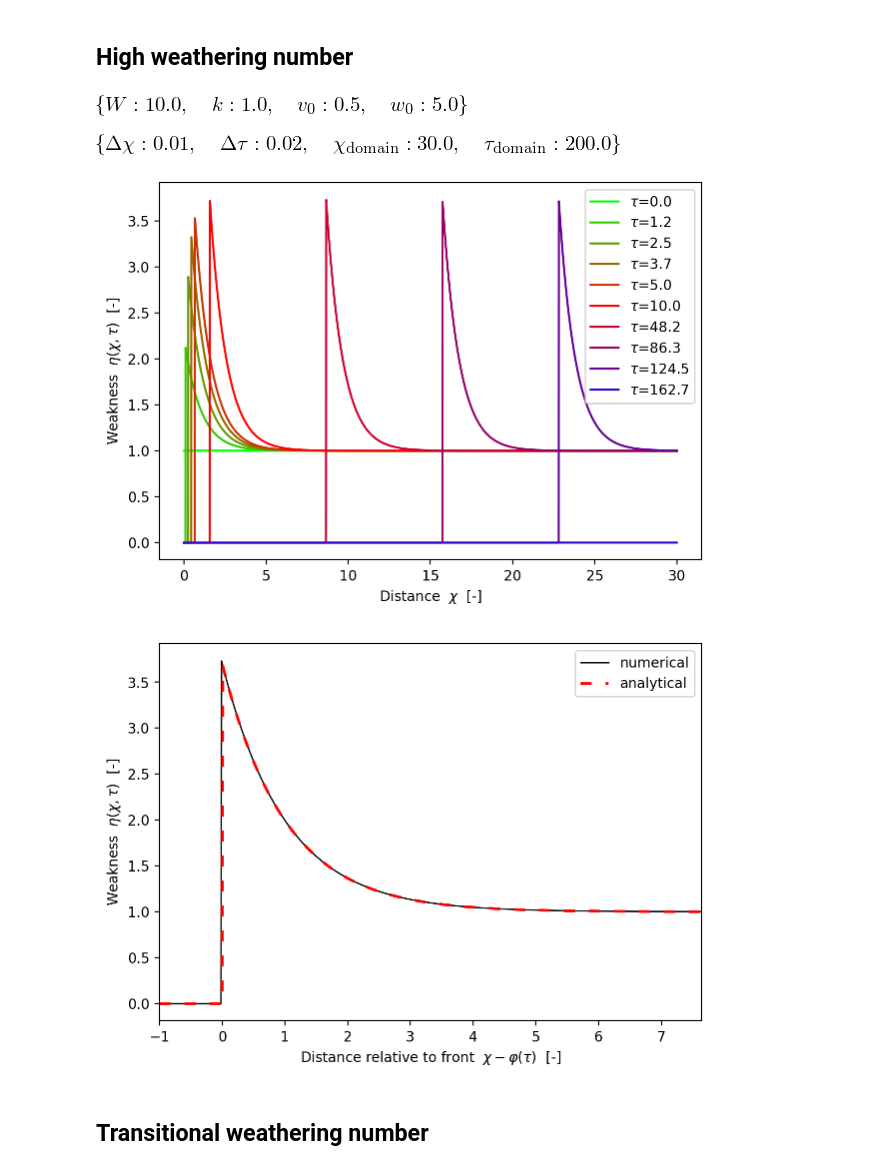
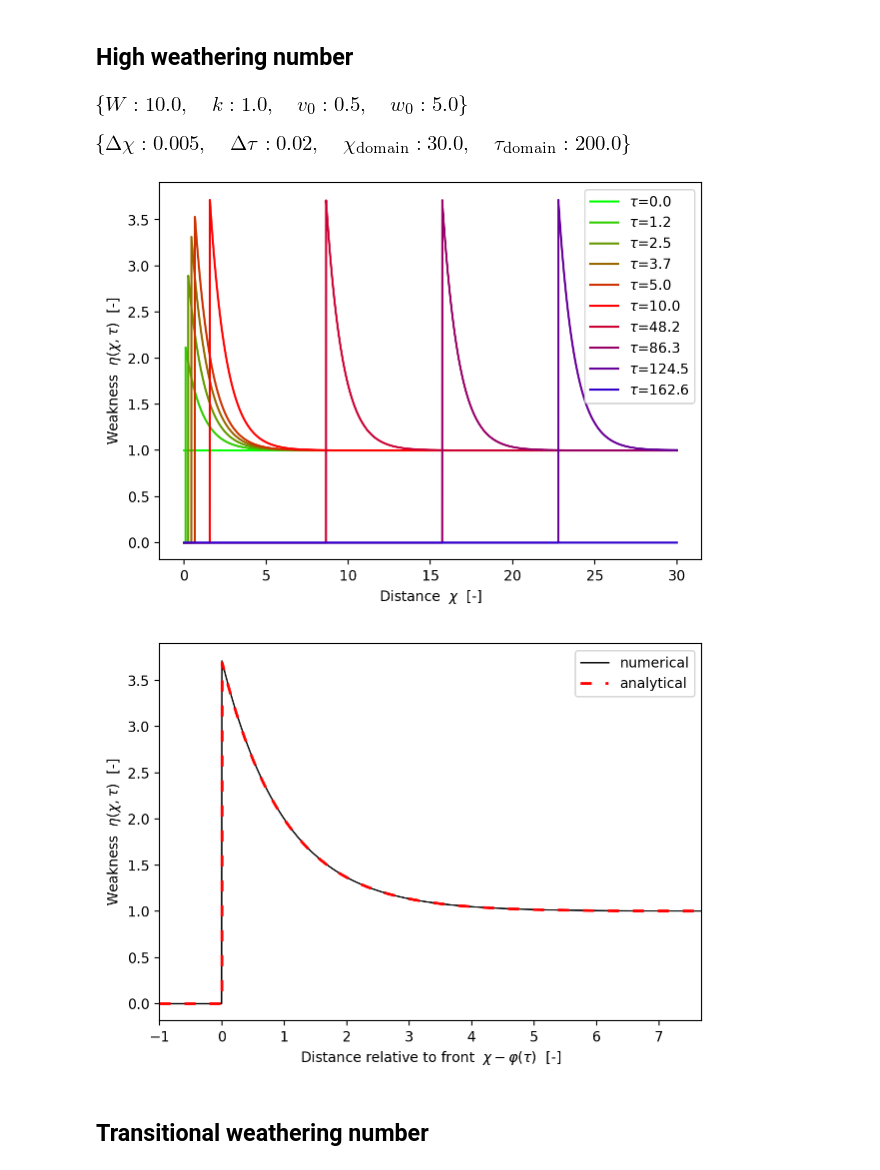
Before and after one commit to cstarkjp/BedrockRiver, a Jupyter notebook: WeatheringMediated.ipynb, the cells around one changed output. Saved outputs shown, nothing was run; the diff lists cells and outputs as text; code cells hidden in the pictures.

Commit message:
Plotting tweak again

```diff
--- a/WeatheringMediated.ipynb
+++ b/WeatheringMediated.ipynb
@@ -441,32 +441,32 @@ def export_plots(results_dir):
 # %%
 pdict = {
     w_0: np.float64(5.0),
     v_0: np.float64(0.5),
     k:   np.float64(1)
 }
 ndict = {
     chi_domain_size: 30.0,
     tau_domain_size: 200.0,
-    Delta_chi      : 0.01,
+    Delta_chi      : 0.005,
     Delta_tau      : 0.02
 }
 ew_highW = ErosionWeathering(pdict,ndict)
 ew_highW.pdict
 ew_highW.ndict
 ew_highW.solve()
 # %% [output]
 [figure]
-[figure, old version]
+[figure, new version]
 # %%
 fig_evolution_highW = create_figure('highW_evolution')
 plot_evolution(fig_evolution_highW, ew_highW)
 # %% [output]
-[figure, old version]
+[figure, new version]
 # %%
 fig_ss_highW = create_figure('highW_ss')
 plot_steadystate(fig_ss_highW,ew_highW)
 # %% [output]
-[figure, old version]
+[figure, new version]
 # %% [markdown]
 ## Transitional weathering number
 # %%
```
Also changed, not shown: parts of 2 cells of this notebook, 7 other files.
